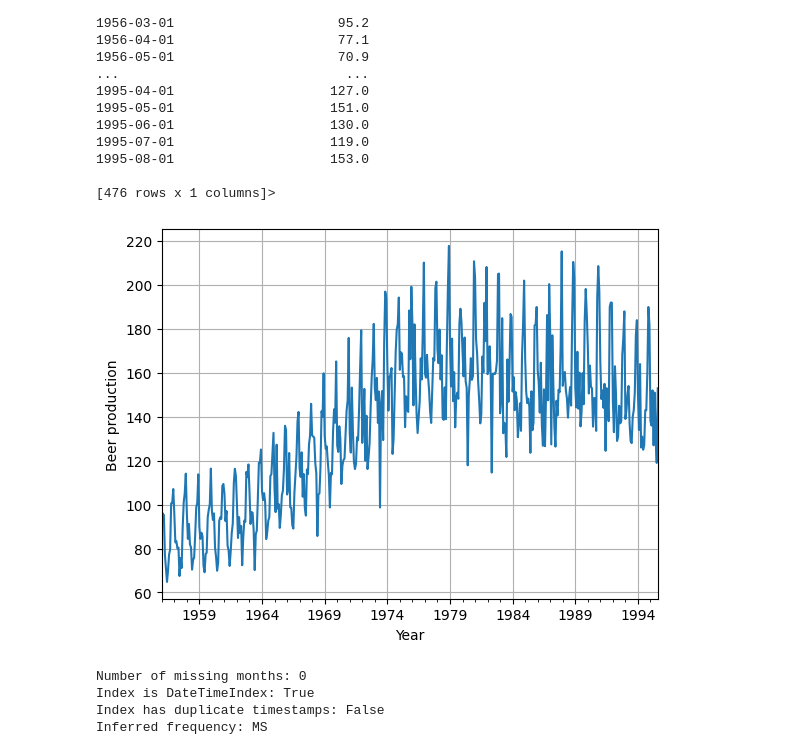
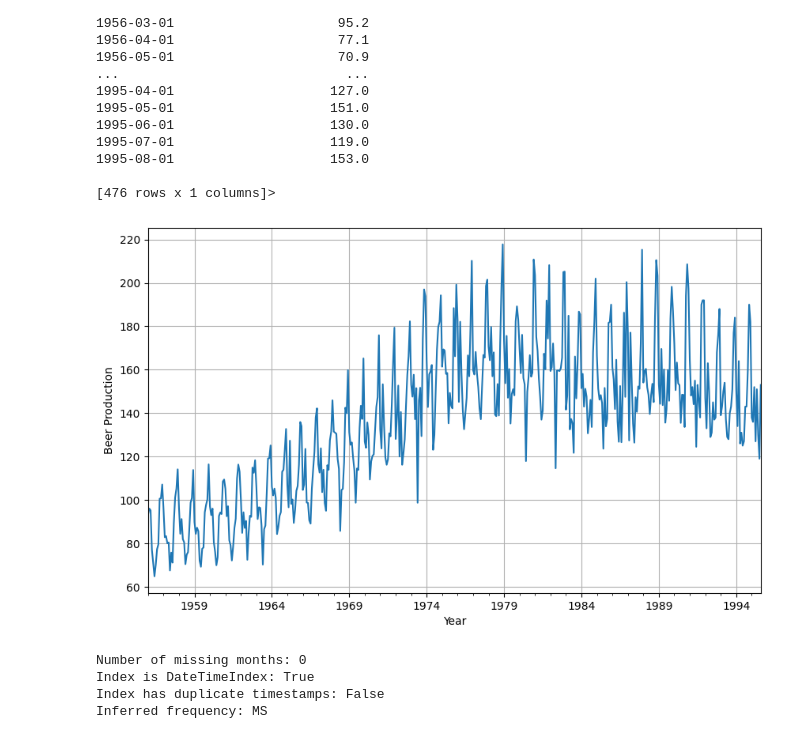
Before and after one commit to nikolaurenlut/ML-Beer-B, a Jupyter notebook: Week_ML2.ipynb, the cells around one changed output. Cells and saved outputs as stored; diff of their text form; code cells hidden in the pictures.

```diff
--- a/Week_ML2.ipynb
+++ b/Week_ML2.ipynb
@@ -26,15 +28,15 @@ Month
 
 [476 rows x 1 columns]>
 # %%
-fig, ax = plt.subplots()
+fig, ax = plt.subplots(figsize=(10, 6))
 df.plot(ax=ax)
 ax.set_xlabel('Year')
-ax.set_ylabel('Beer production')
+ax.set_ylabel('Beer Production')
 ax.grid(True)
 ax.get_legend().remove()
 plt.show()
 # %% [output]
-[figure, old version]
+[figure, new version]
 # %%
 # Check for missing months
 idx = df.index
```
Also changed, not shown: parts of 5 cells of this notebook.
